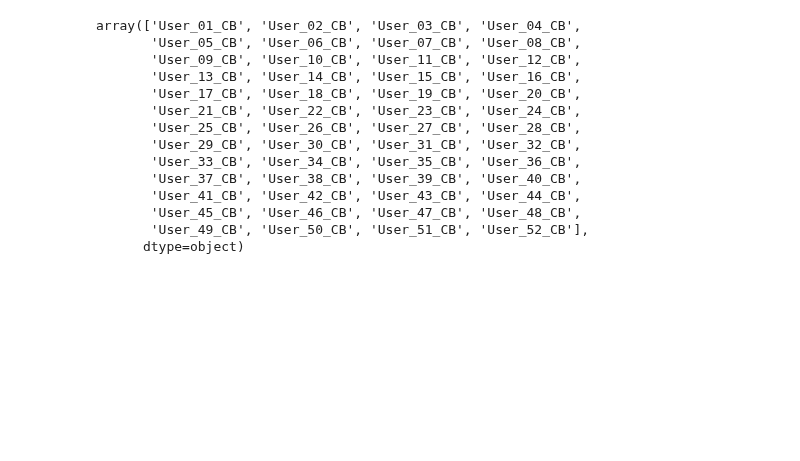
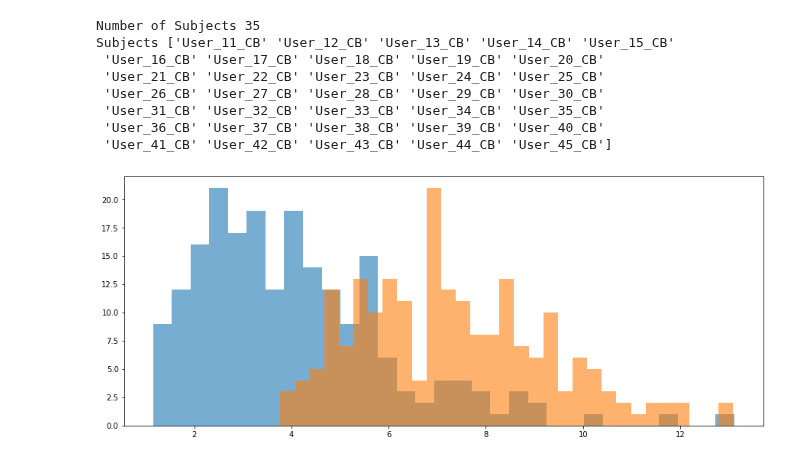
Before and after one commit to ASAPLableni/LableniBot, a Jupyter notebook: DataAnalysis/DataToCongress.ipynb, the cells around one changed output. Saved outputs shown, nothing was run; the diff lists cells and outputs as text; code cells hidden in the pictures; blank space fills up the shorter version.

```diff
--- a/DataAnalysis/DataToCongress.ipynb
+++ b/DataAnalysis/DataToCongress.ipynb
@@ -128,21 +194,25 @@ Shape (312, 14)
 # %%
 df_res_process["SubjectId"] = df_res_process["SubjectId"].replace("Alejandro", "User_10_CB")
 # %%
-df_res_process["SubjectId"].unique()
+print("Number of Subjects", df_res_process["SubjectId"].nunique())
+print("Subjects", df_res_process["SubjectId"].unique())
 # %% [output]
-array(['User_01_CB', 'User_02_CB', 'User_03_CB', 'User_04_CB',
-       'User_05_CB', 'User_06_CB', 'User_07_CB', 'User_08_CB',
-       'User_09_CB', 'User_10_CB', 'User_11_CB', 'User_12_CB',
-       'User_13_CB', 'User_14_CB', 'User_15_CB', 'User_16_CB',
-       'User_17_CB', 'User_18_CB', 'User_19_CB', 'User_20_CB',
-       'User_21_CB', 'User_22_CB', 'User_23_CB', 'User_24_CB',
-       'User_25_CB', 'User_26_CB', 'User_27_CB', 'User_28_CB',
-       'User_29_CB', 'User_30_CB', 'User_31_CB', 'User_32_CB',
-       'User_33_CB', 'User_34_CB', 'User_35_CB', 'User_36_CB',
-       'User_37_CB', 'User_38_CB', 'User_39_CB', 'User_40_CB',
-       'User_41_CB', 'User_42_CB', 'User_43_CB', 'User_44_CB',
-       'User_45_CB', 'User_46_CB', 'User_47_CB', 'User_48_CB',
-       'User_49_CB', 'User_50_CB', 'User_51_CB', 'User_52_CB'],
-      dtype=object)
+Number of Subjects 35
+Subjects ['User_11_CB' 'User_12_CB' 'User_13_CB' 'User_14_CB' 'User_15_CB'
+ 'User_16_CB' 'User_17_CB' 'User_18_CB' 'User_19_CB' 'User_20_CB'
+ 'User_21_CB' 'User_22_CB' 'User_23_CB' 'User_24_CB' 'User_25_CB'
+ 'User_26_CB' 'User_27_CB' 'User_28_CB' 'User_29_CB' 'User_30_CB'
+ 'User_31_CB' 'User_32_CB' 'User_33_CB' 'User_34_CB' 'User_35_CB'
+ 'User_36_CB' 'User_37_CB' 'User_38_CB' 'User_39_CB' 'User_40_CB'
+ 'User_41_CB' 'User_42_CB' 'User_43_CB' 'User_44_CB' 'User_45_CB']
+# %%
+plt.figure(figsize=(15, 6))
+
+plt.hist(df_res_process["FromAudioMeanHumanTime_s"], bins=31, alpha=0.6)
+plt.hist(df_res_process["MeanBotTime_s"], bins=31, alpha=0.6)
+
+plt.show()
+# %% [output]
+[figure, added]
 # %%
 df_res_process.to_csv("Results/DataConvProcessed.csv", sep=";", index=False)
```
Also changed, not shown: parts of 7 cells of this notebook.
